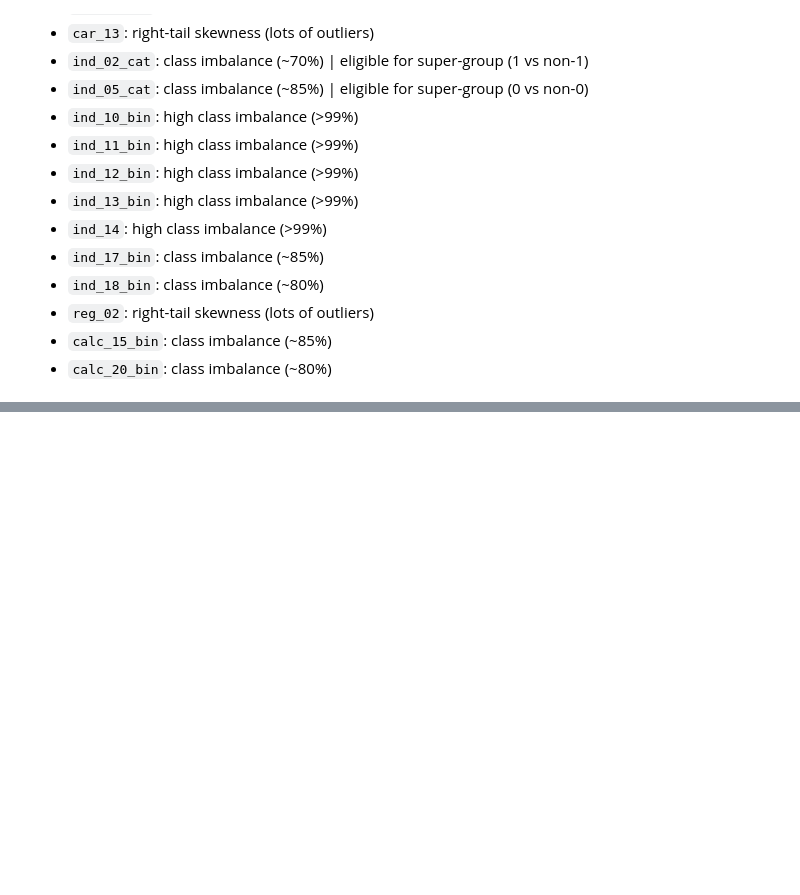
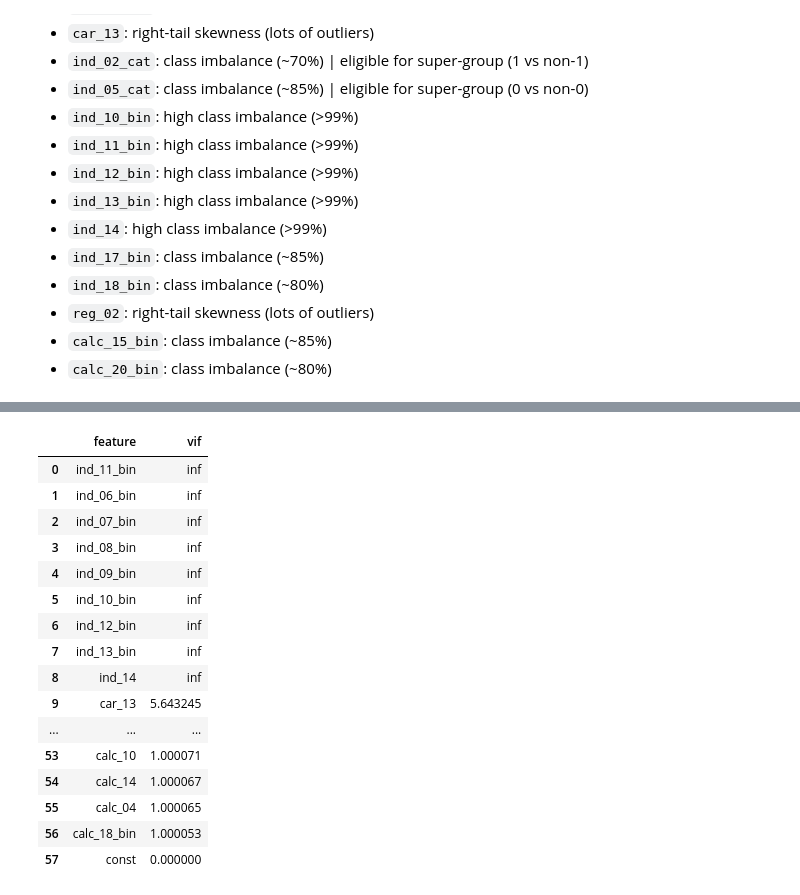
Before and after one commit to armiro/safe-driver-prediction, a Jupyter notebook: eda.ipynb, the cells around one changed output, grey strips where cells are left out. Cells and saved outputs as stored; diff of their text form; code cells hidden in the pictures; blank space fills up the shorter version.

```diff
--- a/eda.ipynb
+++ b/eda.ipynb
@@ -304,0 +309,38 @@ calc_14: num outliers = 16086 | 2.7%
+# %%
+from statsmodels.stats.outliers_influence import variance_inflation_factor
+from statsmodels.tools.tools import add_constant
+
+
+def calculate_vif(dataset: pd.DataFrame) -> pd.DataFrame:
+    """
+    calculate Variance Inflation Factor (VIF) for each feature in the dataset
+    """
+    dataset = add_constant(dataset.drop(['id', 'target'], axis=1))
+    vif_df = pd.DataFrame()
+    vif_df['feature'] = dataset.columns
+    vif_df['vif'] = [
+        variance_inflation_factor(exog=dataset.values, exog_idx=i)
+        for i in range(len(dataset.columns))
+    ]
+    vif_df = vif_df.sort_values(by='vif', ascending=False).reset_index(drop=True)
+    return vif_df
+# %%
+calculate_vif(dataset=train_df)
+# %% [output]
+|  | feature | vif |
+| 0 | ind_11_bin | inf |
+| 1 | ind_06_bin | inf |
+| 2 | ind_07_bin | inf |
+| 3 | ind_08_bin | inf |
+| 4 | ind_09_bin | inf |
+| 5 | ind_10_bin | inf |
+| 6 | ind_12_bin | inf |
+| 7 | ind_13_bin | inf |
+| 8 | ind_14 | inf |
+| 9 | car_13 | 5.643245 |
+| ... | ... | ... |
+| 53 | calc_10 | 1.000071 |
+| 54 | calc_14 | 1.000067 |
+| 55 | calc_04 | 1.000065 |
+| 56 | calc_18_bin | 1.000053 |
+| 57 | const | 0.000000 |
```
Also changed, not shown: parts of 11 cells of this notebook.
